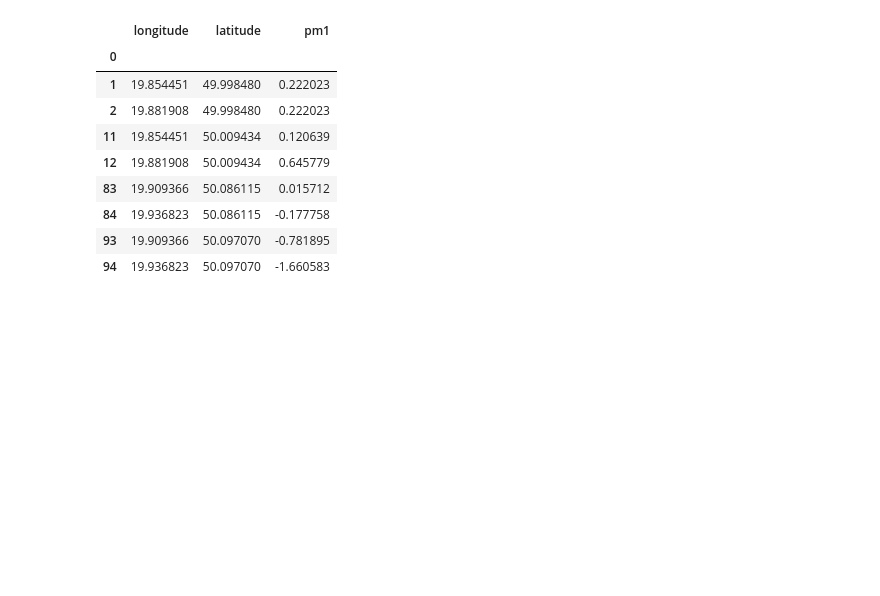
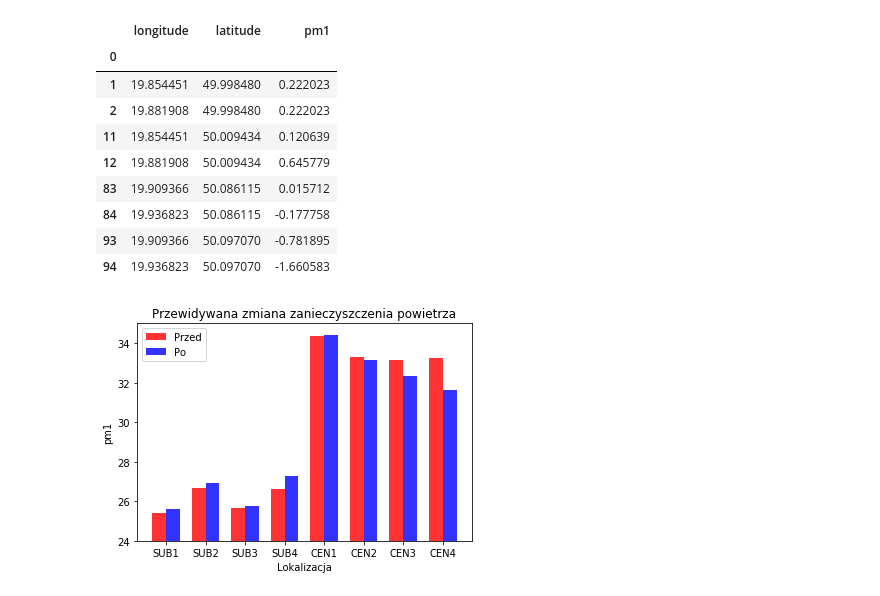
Before and after one commit to Michal-lis/Data_Analysis_Hackaton, a Jupyter notebook: jupyters/simulator.ipynb, the cells around one changed output. Drawn from its saved outputs; the diff is of its cells as text; code cells hidden in the pictures; blank space fills up the shorter version.

Commit message:
plots

```diff
--- a/jupyters/simulator.ipynb
+++ b/jupyters/simulator.ipynb
@@ -115,3 +115,33 @@ change
 | 84 | 19.936823 | 50.086115 | -0.177758 |
 | 93 | 19.909366 | 50.097070 | -0.781895 |
 | 94 | 19.936823 | 50.097070 | -1.660583 |
+# %%
+import numpy as np
+before = before_change['pm1']
+
+after = changed['pm1']
+
+fig, ax = plt.subplots()
+
+index = np.arange(8)
+bar_width = 0.35
+
+
+rects1 = ax.bar(index, before, bar_width, alpha=0.8,
+                color='r',
+                label='Przed')
+
+rects2 = ax.bar(index + bar_width, after, bar_width, alpha=0.8,
+                color='b',
+                label='Po')
+
+ax.set_ylim(bottom=24, top=35)
+ax.set_xlabel('Lokalizacja')
+ax.set_ylabel('pm1')
+ax.set_title('Przewidywana zmiana zanieczyszczenia powietrza')
+ax.set_xticks(index + bar_width / 2)
+ax.set_xticklabels(('SUB1', 'SUB2', 'SUB3', 'SUB4', 'CEN1', 'CEN2', 'CEN3', 'CEN4'))
+ax.legend()
+plt.savefig('change.png', bbox_inches='tight',  pad_inches=1)
+# %% [output]
+[figure, added]
```
Also changed, not shown: 1 other file.
